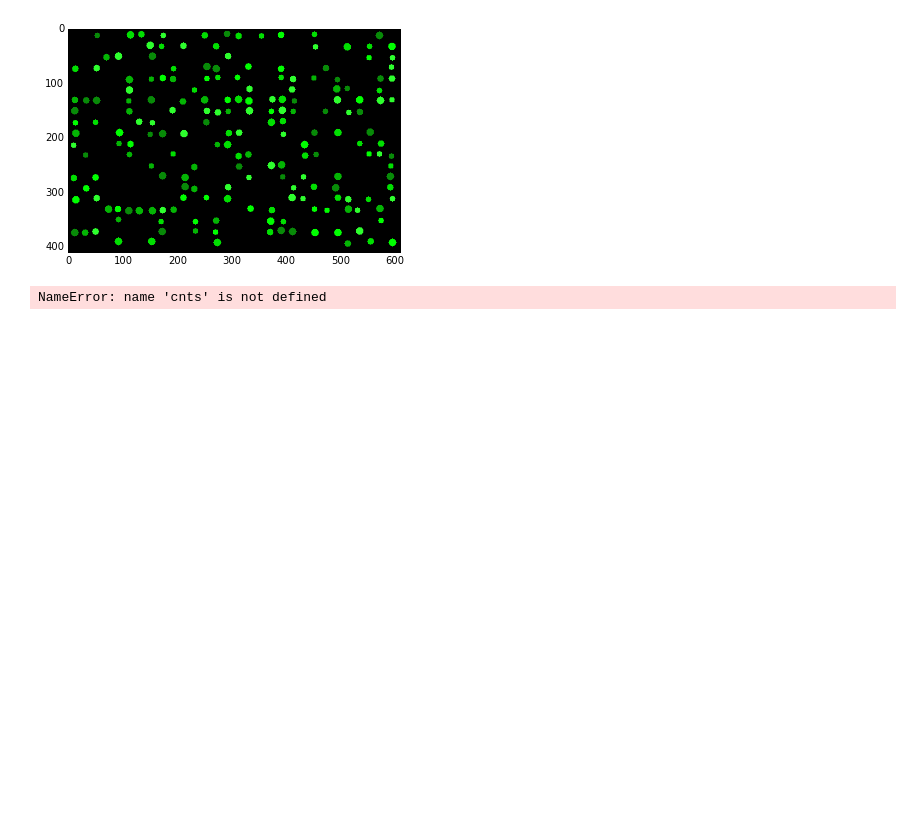
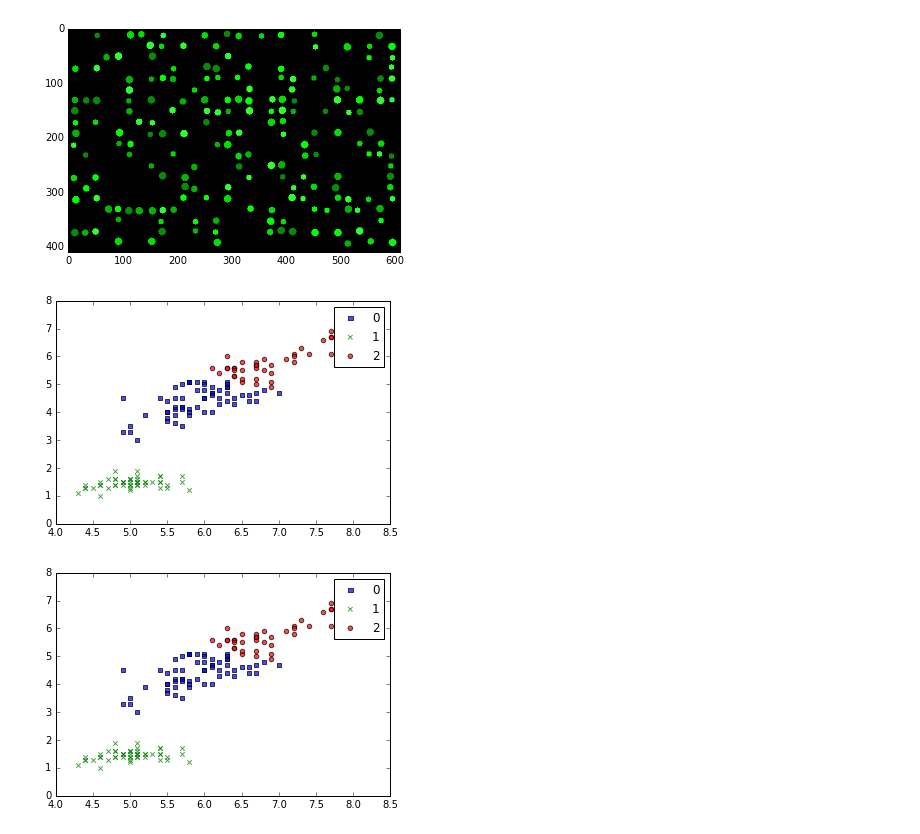
Before and after one commit to YaroslavSchubert/pyimagegurus, a Jupyter notebook: month_3.ipynb, the cells around one changed output. Saved outputs shown, nothing was run; the diff lists cells and outputs as text; code cells hidden in the pictures; blank space fills up the shorter version.

```diff
--- a/month_3.ipynb
+++ b/month_3.ipynb
@@ -297,7 +304,3 @@ for i in np.unique(clt.labels_):
 [figure]
 [figure]
 [figure]
-# %%
-cnts
-# %% [output]
-NameError: name 'cnts' is not defined
@@ -303,0 +314,21 @@ NameError: name 'cnts' is not defined
+# %%
+iris = load_iris()
+
+X = iris['data']
+y = iris['target']
+# %%
+# mbkm = MiniBatchKMeans(3)
+# mbkm.fit(X)
+
+
+pred = mbkm.predict(X)
+
+
+d = pd.DataFrame(X)
+d['pred'] = pred
+d.columns = ['0','1','2','3','pred']
+# %%
+category_scatter('0', '2', 'pred', d)
+# %% [output]
+[figure, added]
+[figure, added]
```
Also changed, not shown: parts of 8 cells of this notebook, 7 other files.
